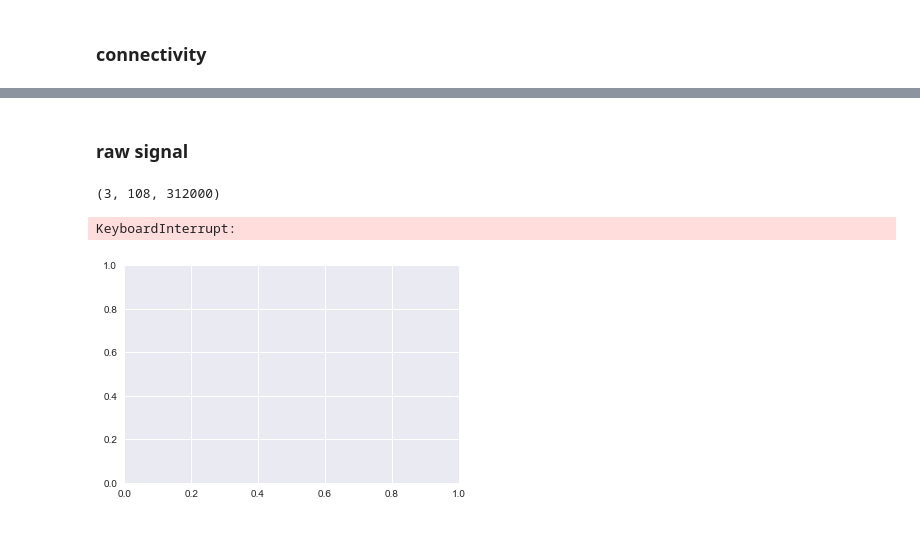
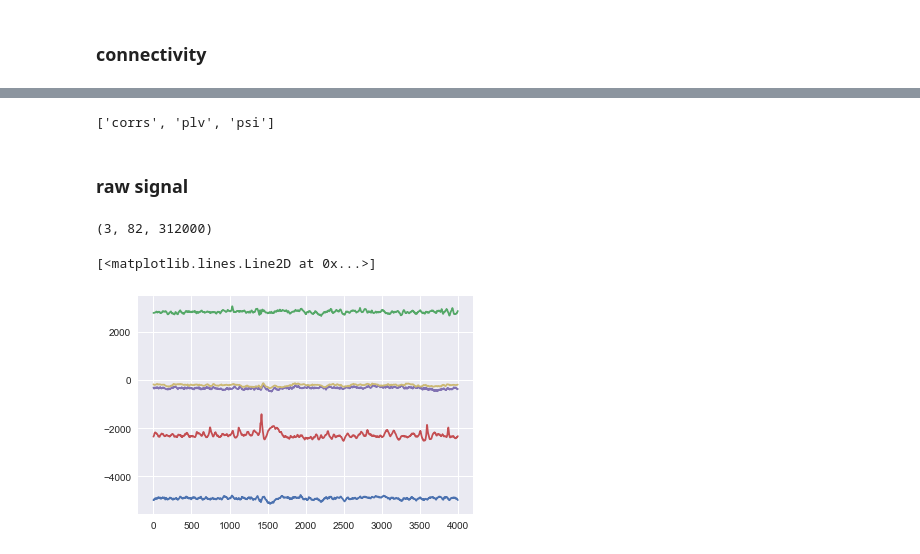
Before and after one commit to davidjuliancaldwell/seizure_prediction, a Jupyter notebook: seizure_predict_playground.ipynb, the cells around one changed output, grey strips where cells are left out. Cells and saved outputs as stored; diff of their text form; code cells hidden in the pictures.

Commit message:
starting to think about how to best extract and format the data for analysis

```diff
--- a/seizure_predict_playground.ipynb
+++ b/seizure_predict_playground.ipynb
@@ -28,7 +28,7 @@ def get_num_chans(file):
     return num_chans
 # %%
 # define path of interest for a particular patient
-path_int = os.path.join(data_dir,patient_names[0]+data_file_suffix)
+path_int = os.path.join(data_dir,patient_names[1]+data_file_suffix)
 
 # load in the file
 f = h5py.File(path_int,'r')
@@ -89,3 +93,8 @@ list(f['connectivity']['double1']['psi'].items())
+# %%
+labels_data
+connectivity_names
+# %% [output]
+['corrs', 'plv', 'psi']
 # %% [markdown]
 ### raw signal
 # %%
@@ -94,12 +103,19 @@ signal_mat = np.array([f['data'][interest][:] for interest in labels_data])
 # %%
 signal_mat.shape
 # %% [output]
-(3, 108, 312000)
+(3, 82, 312000)
-# %%
-plt.figure()
-plt.plot(signal_mat[0])
-# %% [output]
-KeyboardInterrupt:
-[figure, removed]
+# %%
+plt.figure()
+trial = 1
+channel = 60
+
+plt.plot(np.squeeze(signal_mat[trial][channel][50000:54000]))
+plt.plot(np.squeeze(signal_mat[trial][channel+1][50000:54000]))
+plt.plot(np.squeeze(signal_mat[trial][channel+3][50000:54000]))
+plt.plot(np.squeeze(signal_mat[trial][channel+5][50000:54000]))
+plt.plot(np.squeeze(signal_mat[trial][channel+10][50000:54000]))
+# %% [output]
+[<matplotlib.lines.Line2D at 0x...>]
+[figure, added]
 # %%
 #https://github.com/emanuele/convert_matlab73_hdf5
```
Also changed, not shown: parts of 7 cells of this notebook, 1 other file.
